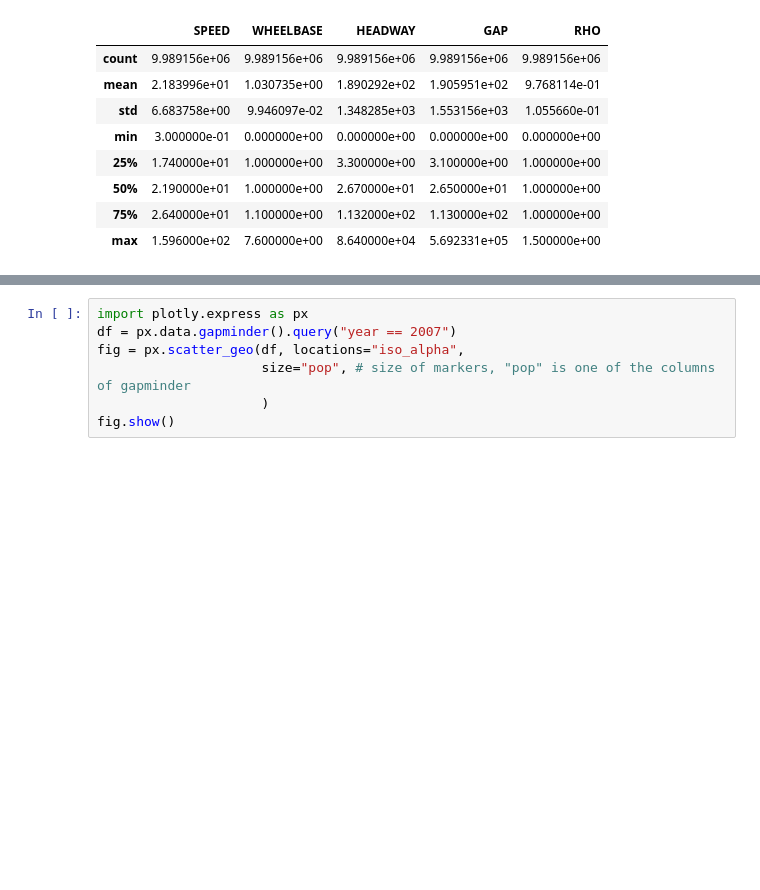
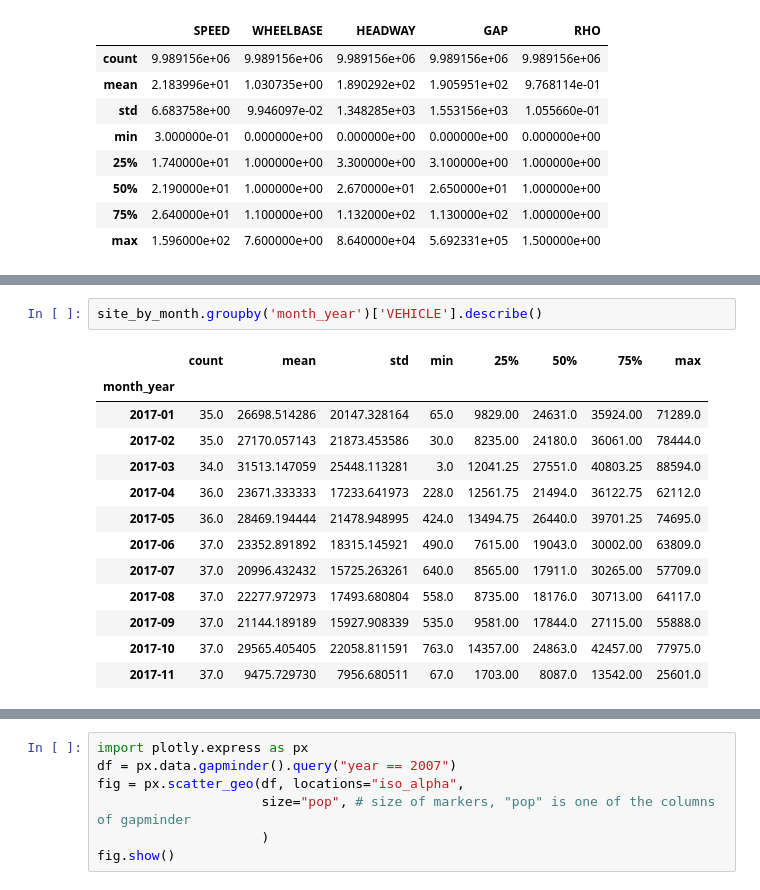
Before and after one commit to CaroPattle/bicycle_data_melbourne, a Jupyter notebook: bicycle_flows/bicycle_data_melbourne.ipynb, the cells around one changed output, grey strips where cells are left out. Drawn from its saved outputs; the diff is of its cells as text; blank space fills up the shorter version.

```diff
--- a/bicycle_flows/bicycle_data_melbourne.ipynb
+++ b/bicycle_flows/bicycle_data_melbourne.ipynb
@@ -168,0 +268,16 @@ dfs.describe()
+# %%
+site_by_month.groupby('month_year')['VEHICLE'].describe()
+# %% [output]
+|  | count | mean | std | min | 25% | 50% | 75% | max |
+| month_year |  |  |  |  |  |  |  |  |
+| 2017-01 | 35.0 | 26698.514286 | 20147.328164 | 65.0 | 9829.00 | 24631.0 | 35924.00 | 71289.0 |
+| 2017-02 | 35.0 | 27170.057143 | 21873.453586 | 30.0 | 8235.00 | 24180.0 | 36061.00 | 78444.0 |
+| 2017-03 | 34.0 | 31513.147059 | 25448.113281 | 3.0 | 12041.25 | 27551.0 | 40803.25 | 88594.0 |
+| 2017-04 | 36.0 | 23671.333333 | 17233.641973 | 228.0 | 12561.75 | 21494.0 | 36122.75 | 62112.0 |
+| 2017-05 | 36.0 | 28469.194444 | 21478.948995 | 424.0 | 13494.75 | 26440.0 | 39701.25 | 74695.0 |
+| 2017-06 | 37.0 | 23352.891892 | 18315.145921 | 490.0 | 7615.00 | 19043.0 | 30002.00 | 63809.0 |
+| 2017-07 | 37.0 | 20996.432432 | 15725.263261 | 640.0 | 8565.00 | 17911.0 | 30265.00 | 57709.0 |
+| 2017-08 | 37.0 | 22277.972973 | 17493.680804 | 558.0 | 8735.00 | 18176.0 | 30713.00 | 64117.0 |
+| 2017-09 | 37.0 | 21144.189189 | 15927.908339 | 535.0 | 9581.00 | 17844.0 | 27115.00 | 55888.0 |
+| 2017-10 | 37.0 | 29565.405405 | 22058.811591 | 763.0 | 14357.00 | 24863.0 | 42457.00 | 77975.0 |
+| 2017-11 | 37.0 | 9475.729730 | 7956.680511 | 67.0 | 1703.00 | 8087.0 | 13542.00 | 25601.0 |
```
Also changed, not shown: parts of 13 cells of this notebook, 1 other file.
